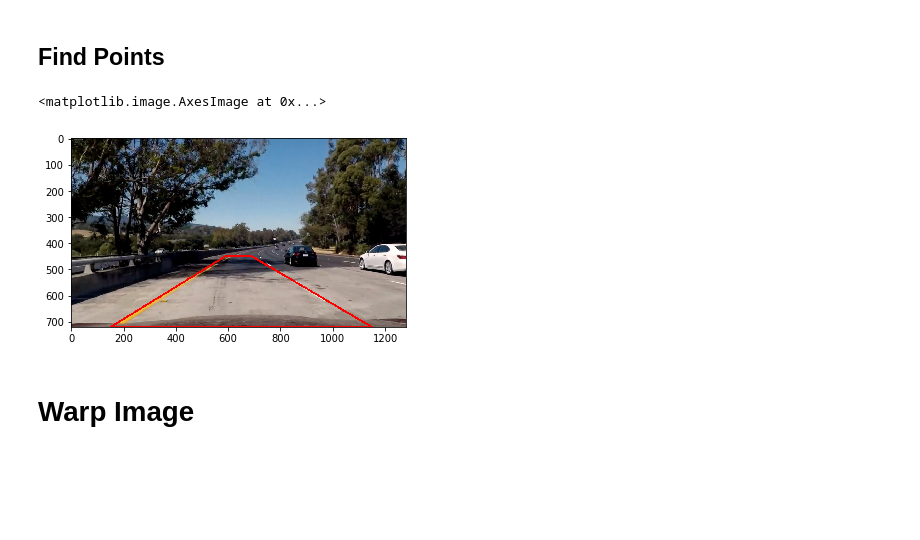
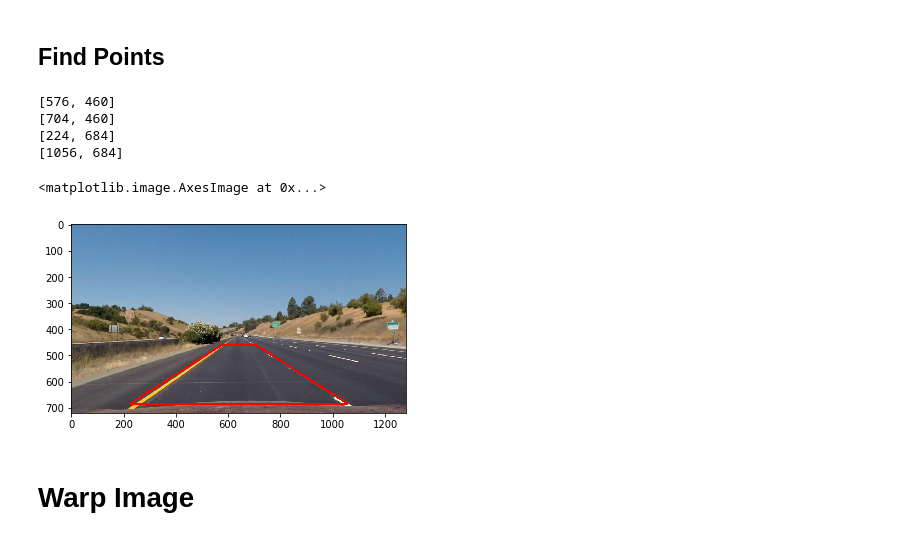
Before and after one commit to YuxiBupt/CarND-Advanced-Lane-Lines, a Jupyter notebook: Avanced-Lane-Finding.ipynb, the cells around one changed output. Drawn from its saved outputs; the diff is of its cells as text; code cells hidden in the pictures; blank space fills up the shorter version.

```diff
--- a/Avanced-Lane-Finding.ipynb
+++ b/Avanced-Lane-Finding.ipynb
@@ -96,7 +96,7 @@ def load_road_images():
     return road_images
 
 road_images = load_road_images()
-road_image_num = 1
+road_image_num = 7
 road_image = road_images[road_image_num]
 plt.imshow(road_image)
 # %% [output]
@@ -131,8 +144,8 @@ def abs_sobel_threshold(img_channel, orient='x', sobel_kernel=3, thresh=(0, 255)
     # 6) Return this mask as your binary_output image
     return sbinary
 
-x_gray_binary = abs_sobel_threshold(to_gray(undistorted_image), orient='x', thresh=(20, 255), sobel_kernel=15)
-y_gray_binary = abs_sobel_threshold(to_gray(undistorted_image), orient='y', thresh=(20, 255), sobel_kernel=15)
+x_gray_binary = abs_sobel_threshold(to_gray(undistorted_image), orient='x', thresh=(20, 255), sobel_kernel=3)
+y_gray_binary = abs_sobel_threshold(to_gray(undistorted_image), orient='y', thresh=(20, 255), sobel_kernel=3)
 
 f, (ax1, ax2) = plt.subplots(1, 2, figsize=(20,10))
 ax1.imshow(x_gray_binary)
@@ -292,8 +305,2 @@ Text(0.5,1,'Saturation')
 # %% [markdown]
 ## Color and Gradient
-# %%
-s_color_thresh = channel_threshhold(to_s(undistorted_image))
-
-combined_x_s = np.zeros_like(x_gray_binary)
-combined_x_s[(s_color_thresh == 1) | (x_gray_binary == 1)] = 1
-plt.imshow(combined_x_s)
@@ -306,22 +334,47 @@ plt.imshow(combined_x_s)
 ## Find Points
 # %%
 width, height = to_gray(undistorted_image).shape[::-1]
-top = 450
+mid_point = width / 2
+top_percent = .36
+bottom_percent = .05
+top = height - height * top_percent
+bottom = height - height * bottom_percent
 thickness = 5
+top_width_percent = .10
+bottom_width_percent = .65
 
-top_right = [690, top]
-bottom_right = [1150, height]
-bottom_left = [150, height]
-top_left =[590, top]
+top_width = width * top_width_percent / 2
+bottom_width = width * bottom_width_percent / 2
+
+bottom_right = [int(mid_point + bottom_width), int(bottom)]
+bottom_left = [int(mid_point - bottom_width), int(bottom)]
+
+top_right = [int(mid_point +  top_width), int(top)]
+top_left =[int(mid_point - top_width), int(top)]
+
+print(top_left)
+print(top_right)
+print(bottom_left)
+print(bottom_right)
 
 pts = np.array([top_left, top_right, bottom_right, bottom_left])
 pts = pts.reshape((-1,1,2))
-lines = cv2.polylines(np.copy(undistorted_image),[pts],True,(255,0,0), thickness=thickness)
 
-plt.imshow(lines)
+find_points = []
+
+for i, image in enumerate(undistorted_images):
+    lines = cv2.polylines(np.copy(image),[pts],True,(255,0,0), thickness=thickness)
+    find_points.append(lines)
+    plt.imsave('find_points/find_points-{}.jpg'.format(i), lines)
+
+plt.imshow(find_points[road_image_num])
 # %% [output]
-<matplotlib.image.AxesImage at 0x...>
+[576, 460]
+[704, 460]
+[224, 684]
+[1056, 684]
+<matplotlib.image.AxesImage at 0x...>
-[figure, old version]
+[figure, new version]
 # %% [markdown]
 # Warp Image
 # %%
```
Also changed, not shown: parts of 31 cells of this notebook.
